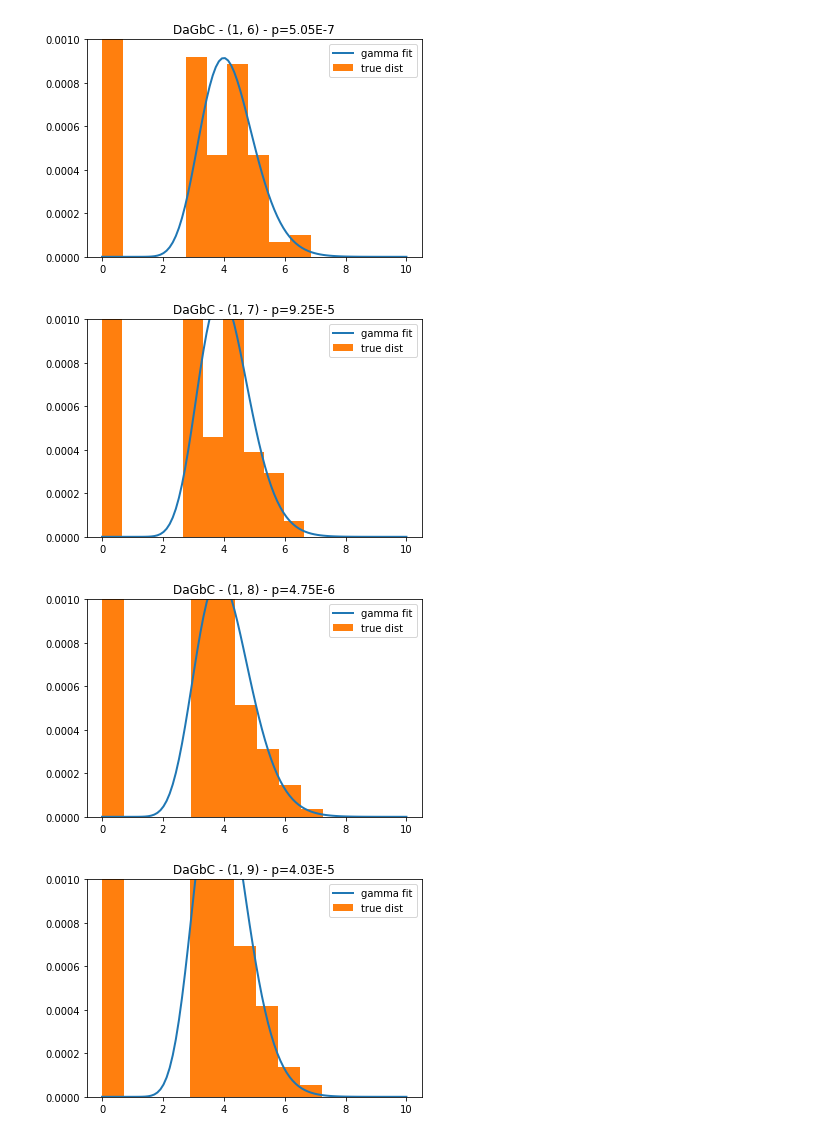
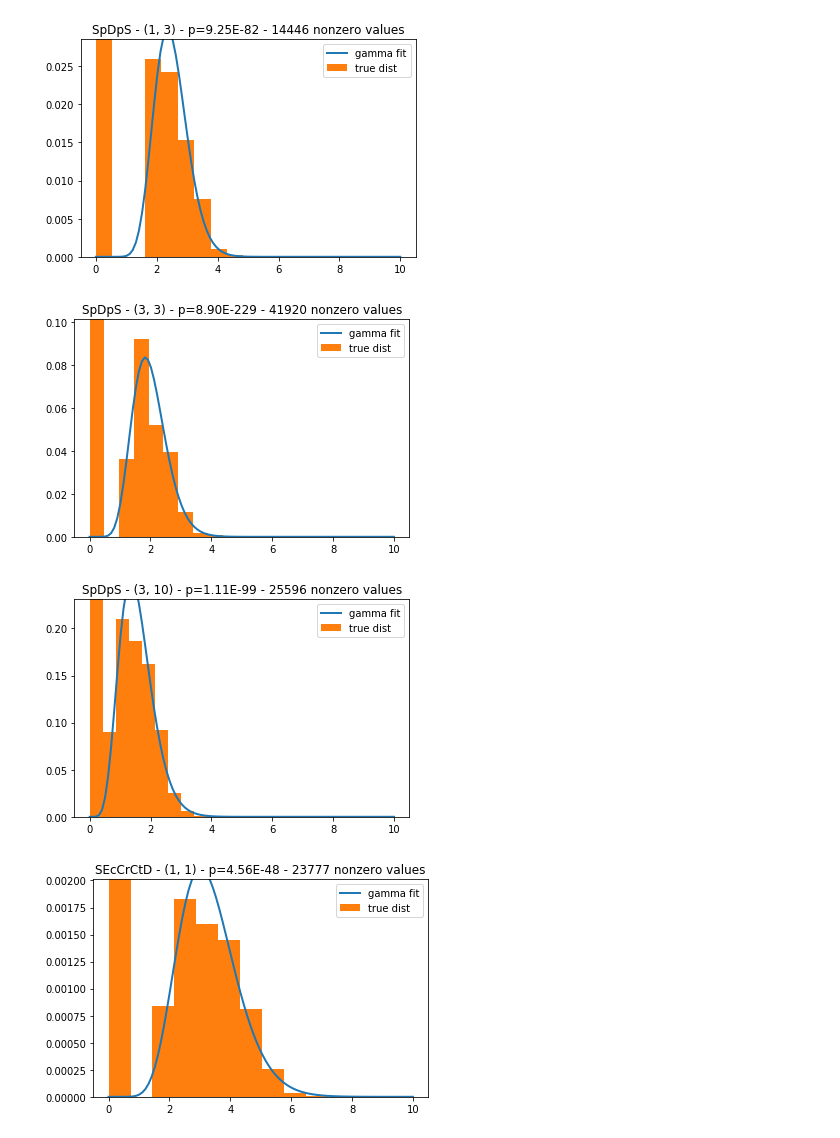
Before and after one commit to greenelab/connectivity-search-analyses, a Jupyter notebook: explore/gamma-fit.ipynb, the cells around one changed output. Saved outputs shown, nothing was run; the diff lists cells and outputs as text; code cells hidden in the pictures.

```diff
--- a/explore/gamma-fit.ipynb
+++ b/explore/gamma-fit.ipynb
@@ -16,7 +16,7 @@ import hetmech.pipeline
 # %%
 hetmat = hetmech.hetmat.HetMat('../data/hetionet-v1.0.hetmat/')
 # %%
-metapaths = ['DaGbC', 'GpBPpGiG', 'GeAeG',]
+metapaths = ['DaGbC', 'SpDpS', 'SEcCrCtD',]
 # %%
 # Used in the next cell
 def matrix_to_dgp(matrix, dwpc_scaler, source_degree_to_ind, target_degree_to_ind):
@@ -109,16 +109,19 @@ def check_fit(values):
     values_nz = values[values > 0]
     plt.figure()
     plt.plot(x, y, linewidth=2, label='gamma fit')
-    plt.hist(values, density=True, label='true dist')
+    bars, _, _ = plt.hist(values, density=True, label='true dist')
     plt.legend()
-    plt.ylim((0, 0.001));
+    plt.ylim((0, 1.1 * max(bars[1:])));
 
     return scipy.stats.kstest(values_nz, 'gamma', args=(g.alpha, 0, 1/g.beta))
-# %%
-perm_dgp = metapath_to_full_dgp(hetmat, metapaths[0])
 # %%
-for degree_combo, dgp_values in list(perm_dgp.items())[:10]:
-    ks_result = check_fit(dgp_values)
-    p_value = decimal.Decimal(ks_result[1])
-    plt.title(f'{metapaths[0]} - {degree_combo} - p={p_value :.2E}')
+for metapath in metapaths:
+    perm_dgp = metapath_to_full_dgp(hetmat, metapath)
+    for degree_combo in [(1,1), (1,3), (3,3), (3, 10),]:
+        dgp_values = perm_dgp[degree_combo]
+        values_nz = [i for i in dgp_values if i > 0]
+        ks_result = check_fit(dgp_values)
+
+        p_value = decimal.Decimal(ks_result[1])
+        plt.title(f'{metapath} - {degree_combo} - p={p_value :.2E} - {len(values_nz)} nonzero values')
 # %% [output]
@@ -130,4 +133,4 @@ for degree_combo, dgp_values in list(perm_dgp.items())[:10]:
-[figure, old version]
+[figure, new version]
-[figure, old version]
+[figure, new version]
-[figure, old version]
+[figure, new version]
-[figure, old version]
+[figure, new version]
```
Also changed, not shown: parts of 7 cells of this notebook.
